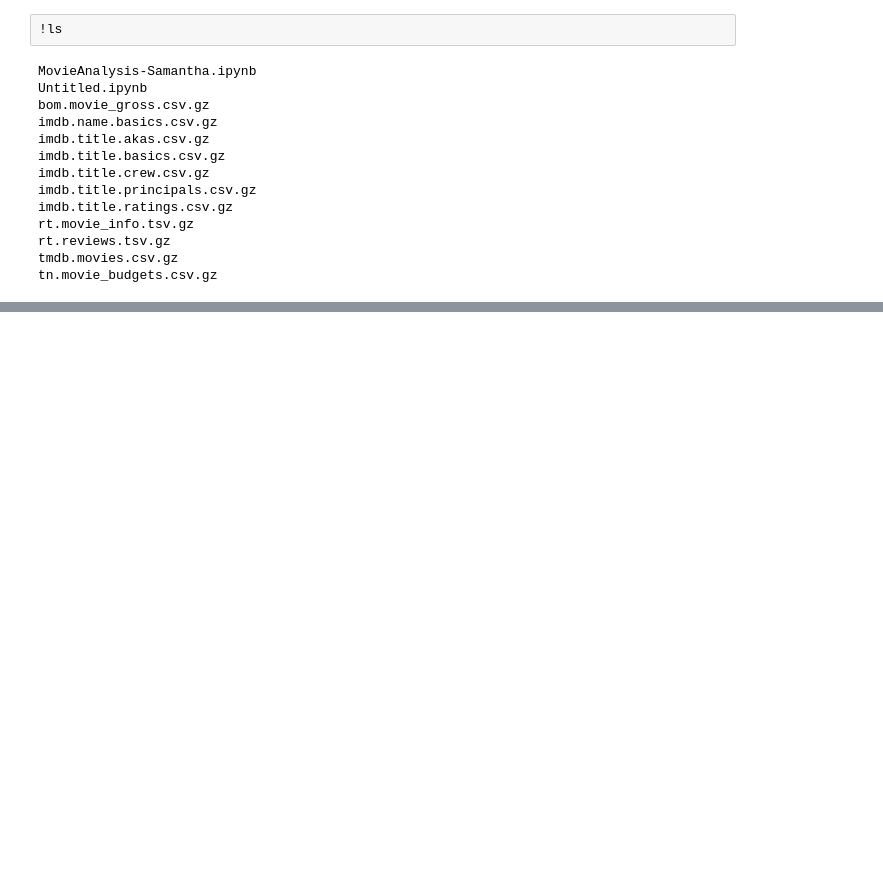
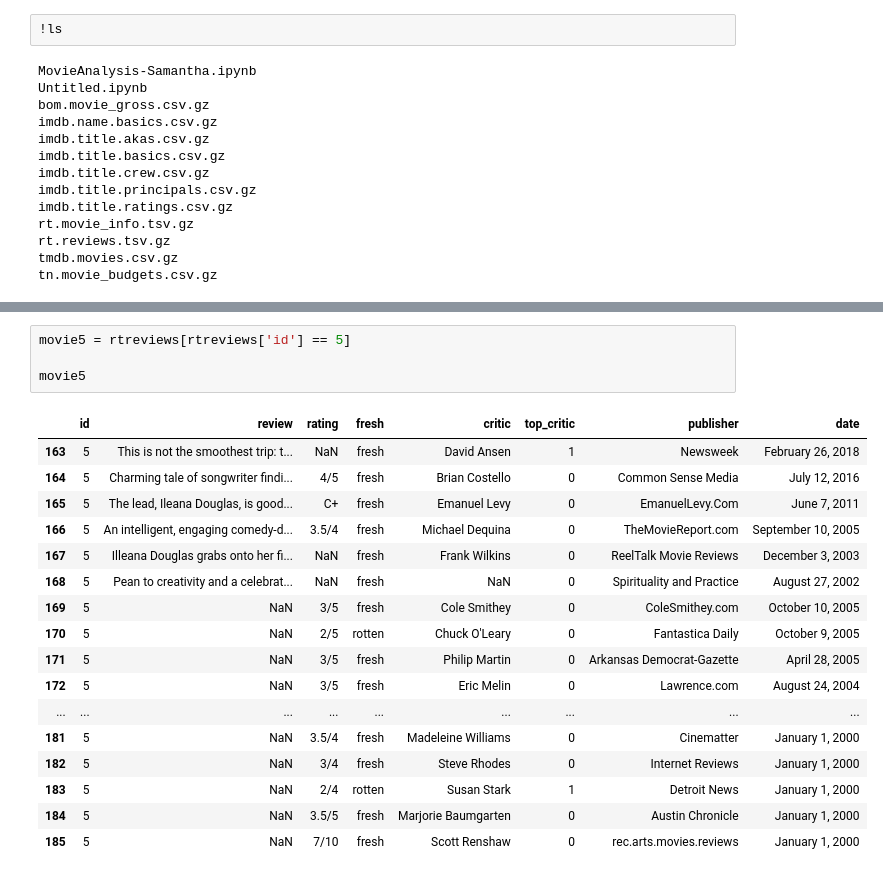
Before and after one commit to samanthanas/MovieAnalysis, a Jupyter notebook: zippedData/MovieAnalysis-Samantha.ipynb, the cells around one changed output, grey strips where cells are left out. Cells and saved outputs as stored; diff of their text form; blank space fills up the shorter version.

```diff
--- a/zippedData/MovieAnalysis-Samantha.ipynb
+++ b/zippedData/MovieAnalysis-Samantha.ipynb
@@ -51,0 +202,22 @@ tn.movie_budgets.csv.gz
+# %%
+movie5 = rtreviews[rtreviews['id'] == 5]
+
+movie5
+# %% [output]
+|  | id | review | rating | fresh | critic | top_critic | publisher | date |
+| 163 | 5 | This is not the smoothest trip: t... | NaN | fresh | David Ansen | 1 | Newsweek | February 26, 2018 |
+| 164 | 5 | Charming tale of songwriter findi... | 4/5 | fresh | Brian Costello | 0 | Common Sense Media | July 12, 2016 |
+| 165 | 5 | The lead, Ileana Douglas, is good... | C+ | fresh | Emanuel Levy | 0 | EmanuelLevy.Com | June 7, 2011 |
+| 166 | 5 | An intelligent, engaging comedy-d... | 3.5/4 | fresh | Michael Dequina | 0 | TheMovieReport.com | September 10, 2005 |
+| 167 | 5 | Illeana Douglas grabs onto her fi... | NaN | fresh | Frank Wilkins | 0 | ReelTalk Movie Reviews | December 3, 2003 |
+| 168 | 5 | Pean to creativity and a celebrat... | NaN | fresh | NaN | 0 | Spirituality and Practice | August 27, 2002 |
+| 169 | 5 | NaN | 3/5 | fresh | Cole Smithey | 0 | ColeSmithey.com | October 10, 2005 |
+| 170 | 5 | NaN | 2/5 | rotten | Chuck O'Leary | 0 | Fantastica Daily | October 9, 2005 |
+| 171 | 5 | NaN | 3/5 | fresh | Philip Martin | 0 | Arkansas Democrat-Gazette | April 28, 2005 |
+| 172 | 5 | NaN | 3/5 | fresh | Eric Melin | 0 | Lawrence.com | August 24, 2004 |
+| ... | ... | ... | ... | ... | ... | ... | ... | ... |
+| 181 | 5 | NaN | 3.5/4 | fresh | Madeleine Williams | 0 | Cinematter | January 1, 2000 |
+| 182 | 5 | NaN | 3/4 | fresh | Steve Rhodes | 0 | Internet Reviews | January 1, 2000 |
+| 183 | 5 | NaN | 2/4 | rotten | Susan Stark | 1 | Detroit News | January 1, 2000 |
+| 184 | 5 | NaN | 3.5/5 | fresh | Marjorie Baumgarten | 0 | Austin Chronicle | January 1, 2000 |
+| 185 | 5 | NaN | 7/10 | fresh | Scott Renshaw | 0 | rec.arts.movies.reviews | January 1, 2000 |
```
Also changed, not shown: parts of 92 cells of this notebook.
